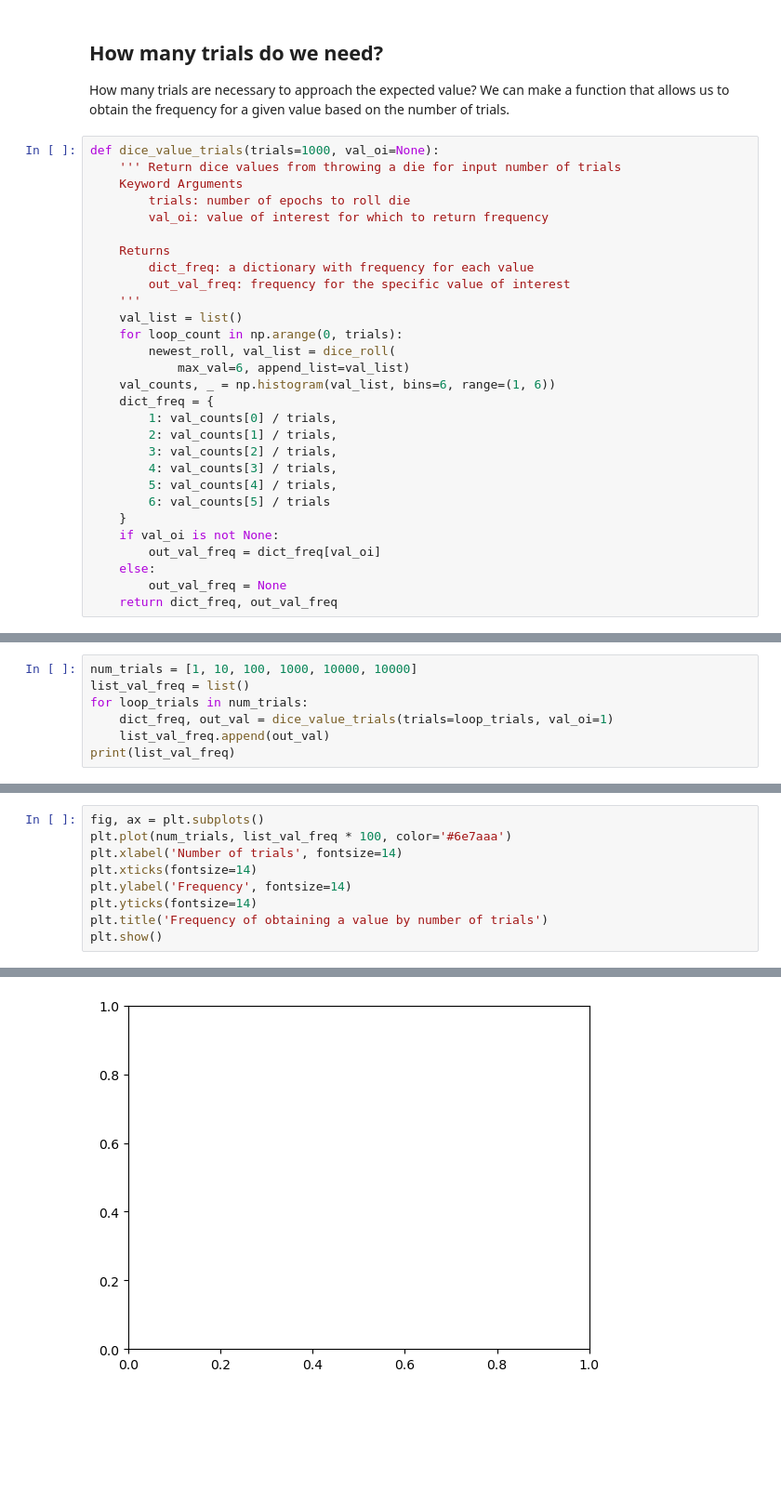
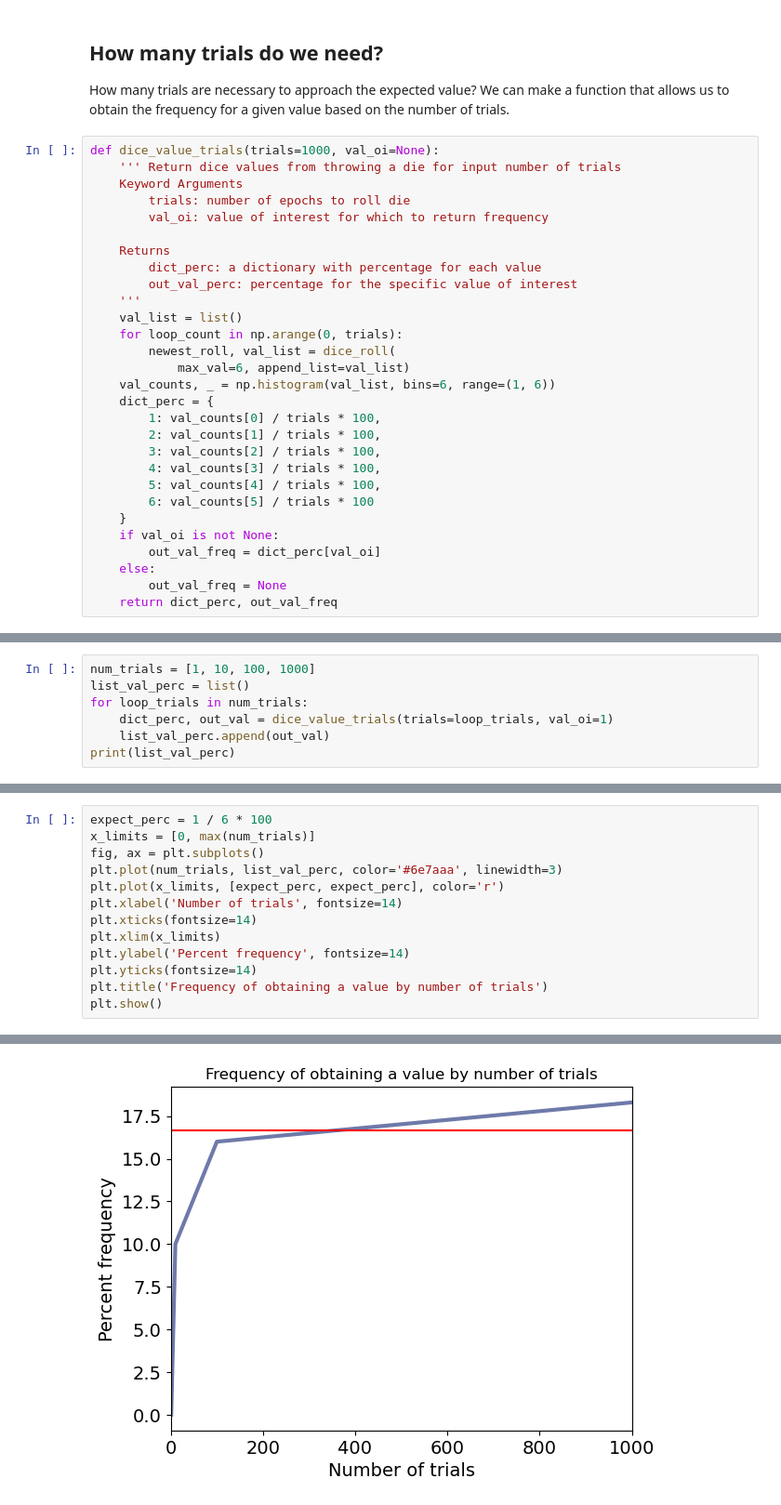
Before and after one commit to dmhuehol/ev228-analysis-environmental-data, a Jupyter notebook: code/probability.ipynb, the cells around one changed output, grey strips where cells are left out. Shown at 93% size. Saved outputs shown, nothing was run; the diff lists cells and outputs as text; blank space fills up the shorter version.

```diff
--- a/code/probability.ipynb
+++ b/code/probability.ipynb
@@ -139,25 +151,25 @@ def dice_value_trials(trials=1000, val_oi=None):
         val_oi: value of interest for which to return frequency
 
     Returns
-        dict_freq: a dictionary with frequency for each value
-        out_val_freq: frequency for the specific value of interest
+        dict_perc: a dictionary with percentage for each value
+        out_val_perc: percentage for the specific value of interest
     '''
     val_list = list()
     for loop_count in np.arange(0, trials):
         newest_roll, val_list = dice_roll(
             max_val=6, append_list=val_list)
     val_counts, _ = np.histogram(val_list, bins=6, range=(1, 6))
-    dict_freq = {
-        1: val_counts[0] / trials,
-        2: val_counts[1] / trials,
-        3: val_counts[2] / trials,
-        4: val_counts[3] / trials,
-        5: val_counts[4] / trials,
-        6: val_counts[5] / trials
+    dict_perc = {
+        1: val_counts[0] / trials * 100,
+        2: val_counts[1] / trials * 100,
+        3: val_counts[2] / trials * 100,
+        4: val_counts[3] / trials * 100,
+        5: val_counts[4] / trials * 100,
+        6: val_counts[5] / trials * 100
     }
     if val_oi is not None:
-        out_val_freq = dict_freq[val_oi]
+        out_val_freq = dict_perc[val_oi]
     else:
         out_val_freq = None
-    return dict_freq, out_val_freq
+    return dict_perc, out_val_freq
 # %% [markdown]
@@ -165,8 +179,8 @@ Choose a range of input trials to test.
 # %%
-num_trials = [1, 10, 100, 1000, 10000, 10000]
-list_val_freq = list()
+num_trials = [1, 10, 100, 1000]
+list_val_perc = list()
 for loop_trials in num_trials:
-    dict_freq, out_val = dice_value_trials(trials=loop_trials, val_oi=1)
-    list_val_freq.append(out_val)
-print(list_val_freq)
+    dict_perc, out_val = dice_value_trials(trials=loop_trials, val_oi=1)
+    list_val_perc.append(out_val)
+print(list_val_perc)
 # %% [output]
@@ -174,9 +188,13 @@ print(list_val_freq)
 # %%
+expect_perc = 1 / 6 * 100
+x_limits = [0, max(num_trials)]
 fig, ax = plt.subplots()
-plt.plot(num_trials, list_val_freq * 100, color='#6e7aaa')
+plt.plot(num_trials, list_val_perc, color='#6e7aaa', linewidth=3)
+plt.plot(x_limits, [expect_perc, expect_perc], color='r')
 plt.xlabel('Number of trials', fontsize=14)
 plt.xticks(fontsize=14)
-plt.ylabel('Frequency', fontsize=14)
+plt.xlim(x_limits)
+plt.ylabel('Percent frequency', fontsize=14)
 plt.yticks(fontsize=14)
 plt.title('Frequency of obtaining a value by number of trials')
 plt.show()
@@ -185 +202 @@ ValueError: x and y must have same first dimension, but have shapes (6,) and (60
-[figure, old version]
+[figure, new version]
```
Also changed, not shown: parts of 16 cells of this notebook.
